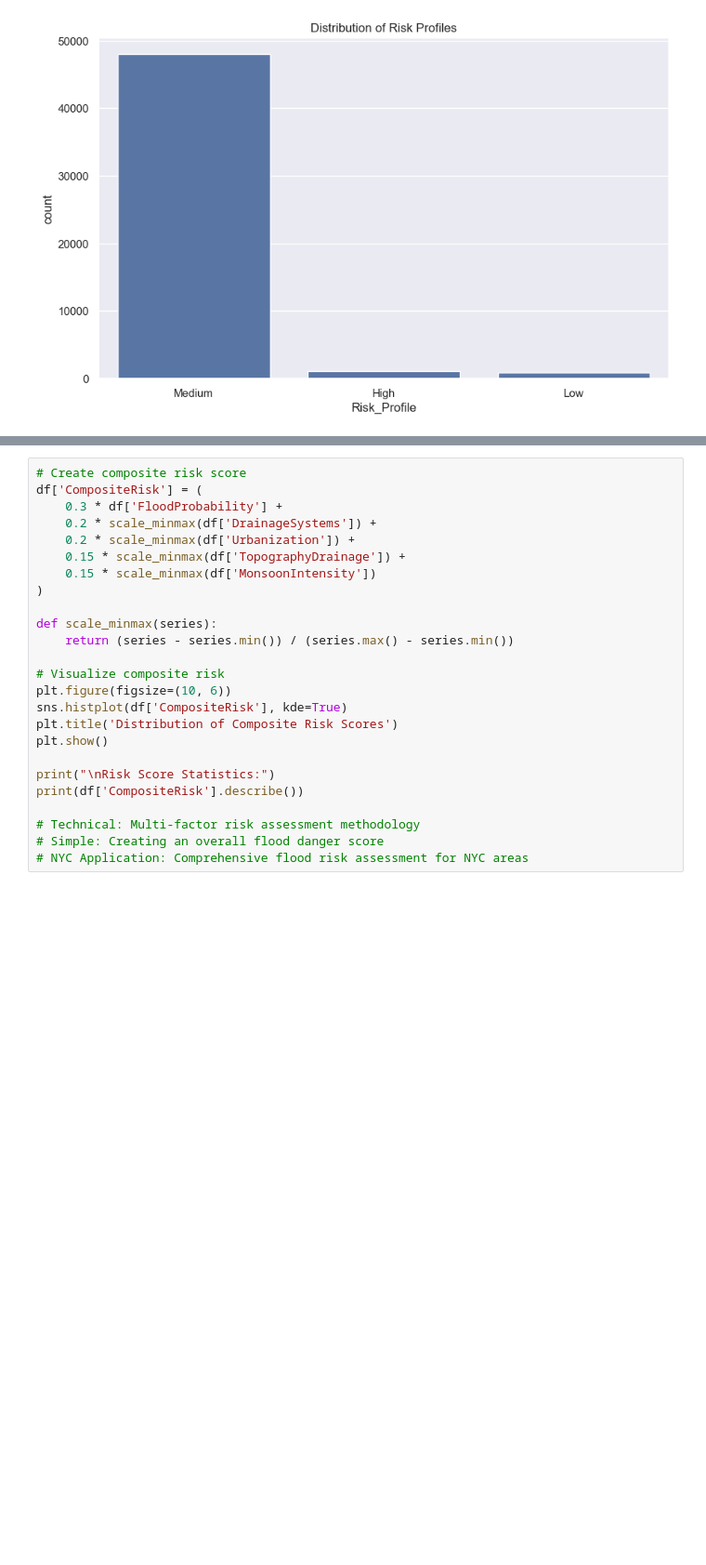
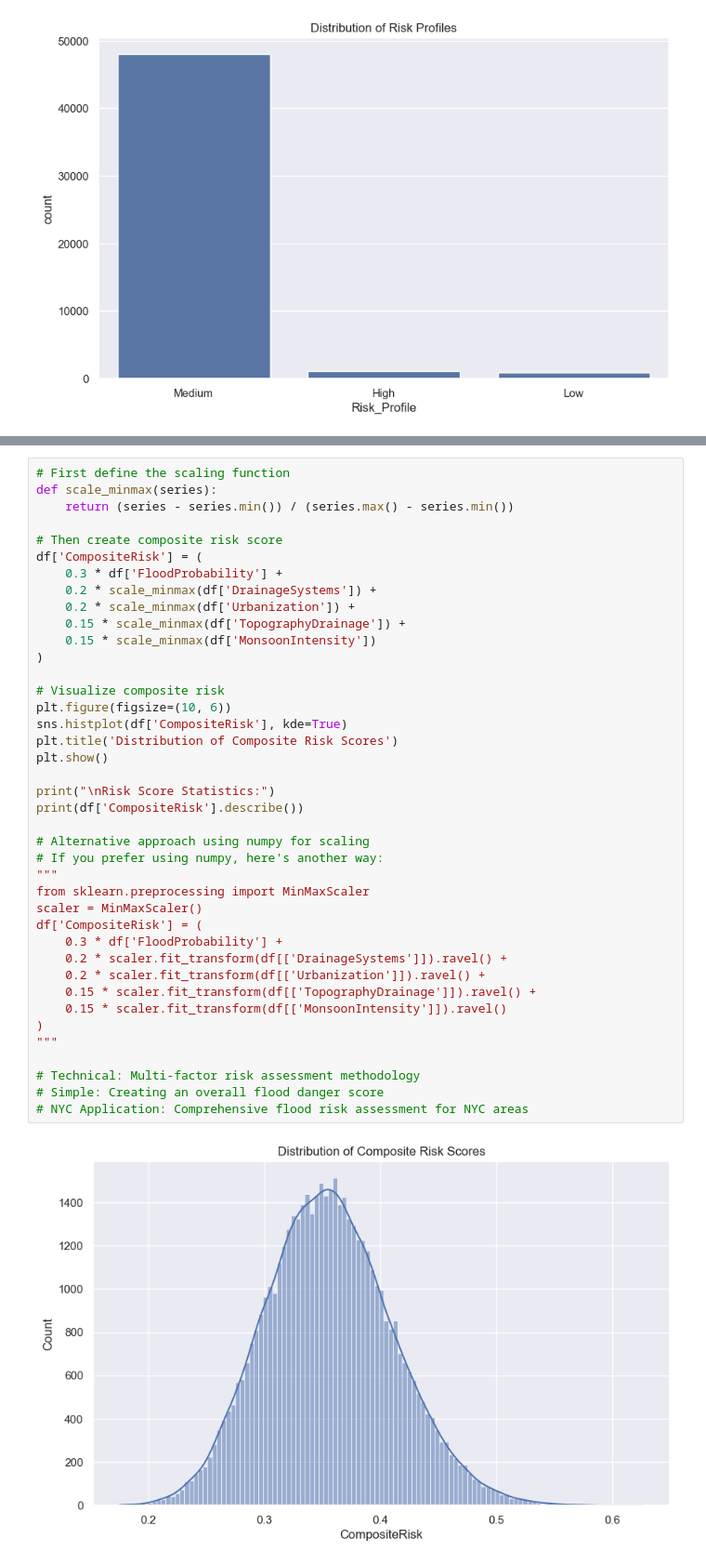
Before and after one commit to Hackerdude374/flood-prediction-nyc-, a Jupyter notebook: Week4/RobertKaggle.ipynb, the cells around one changed output, grey strips where cells are left out. Shown at 93% size. Drawn from its saved outputs; the diff is of its cells as text; blank space fills up the shorter version.

```diff
--- a/Week4/RobertKaggle.ipynb
+++ b/Week4/RobertKaggle.ipynb
@@ -506,26 +506,42 @@ plt.show()
 # %%
-# Create composite risk score
+# First define the scaling function
+def scale_minmax(series):
+    return (series - series.min()) / (series.max() - series.min())
+
+# Then create composite risk score
 df['CompositeRisk'] = (
     0.3 * df['FloodProbability'] +
     0.2 * scale_minmax(df['DrainageSystems']) +
     0.2 * scale_minmax(df['Urbanization']) +
     0.15 * scale_minmax(df['TopographyDrainage']) +
     0.15 * scale_minmax(df['MonsoonIntensity'])
 )
-
-def scale_minmax(series):
-    return (series - series.min()) / (series.max() - series.min())
 
 # Visualize composite risk
 plt.figure(figsize=(10, 6))
 sns.histplot(df['CompositeRisk'], kde=True)
 plt.title('Distribution of Composite Risk Scores')
 plt.show()
 
 print("\nRisk Score Statistics:")
 print(df['CompositeRisk'].describe())
 
+# Alternative approach using numpy for scaling
+# If you prefer using numpy, here's another way:
+"""
+from sklearn.preprocessing import MinMaxScaler
+scaler = MinMaxScaler()
+df['CompositeRisk'] = (
+    0.3 * df['FloodProbability'] +
+    0.2 * scaler.fit_transform(df[['DrainageSystems']]).ravel() +
+    0.2 * scaler.fit_transform(df[['Urbanization']]).ravel() +
+    0.15 * scaler.fit_transform(df[['TopographyDrainage']]).ravel() +
+    0.15 * scaler.fit_transform(df[['MonsoonIntensity']]).ravel()
+)
+"""
+
 # Technical: Multi-factor risk assessment methodology
 # Simple: Creating an overall flood danger score
 # NYC Application: Comprehensive flood risk assessment for NYC areas
 # %% [output]
+[figure, added]
```
Also changed, not shown: parts of 6 cells of this notebook.
